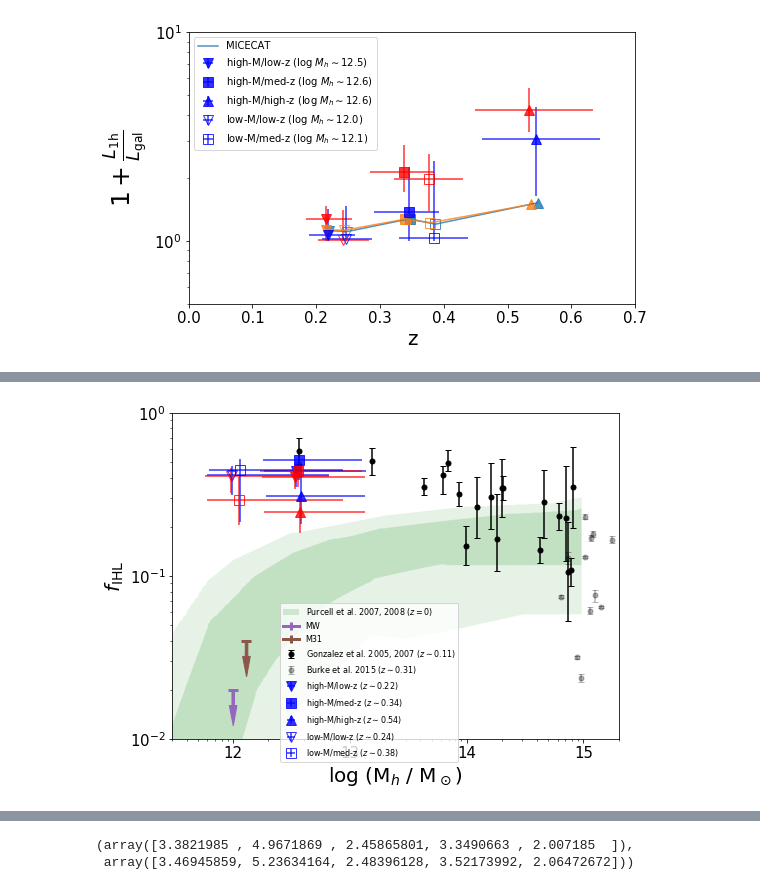
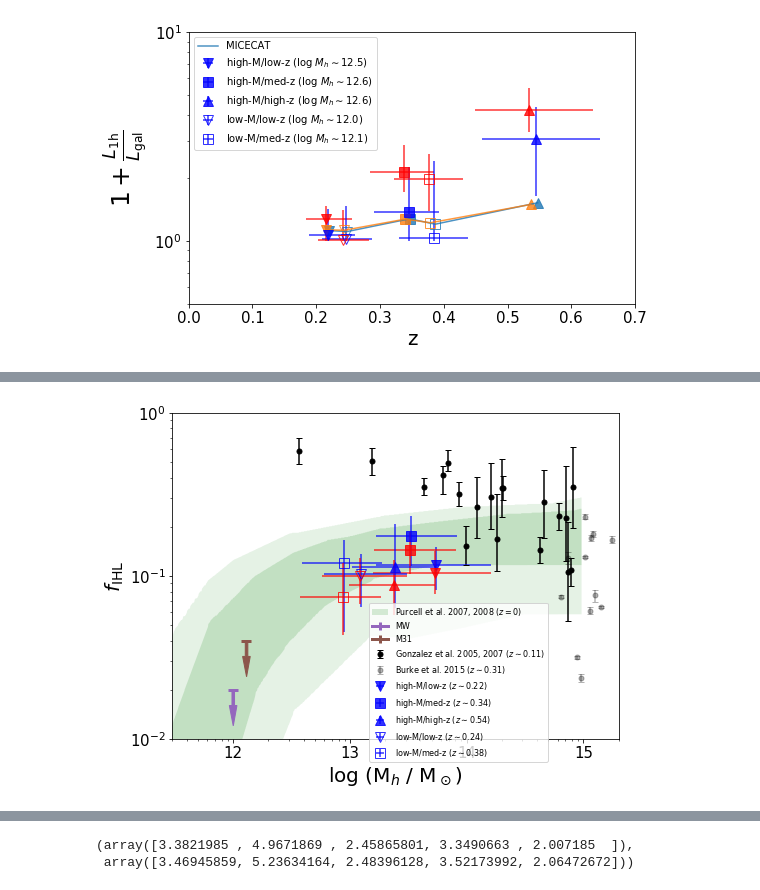
Before and after one commit to yuntingcheng/python_ciber, a Jupyter notebook: stack_modelfit/paperfigs.ipynb, the cells around one changed output, grey strips where cells are left out. Saved outputs shown, nothing was run; the diff lists cells and outputs as text; code cells hidden in the pictures.

```diff
--- a/stack_modelfit/paperfigs.ipynb
+++ b/stack_modelfit/paperfigs.ipynb
@@ -2875,15 +3181,21 @@ plt.errorbar(Burke_dict['M200'], Burke_dict['f_ICL'], yerr=Burke_dict['f_ICL_err
 
 
 r_arr = data_dict['rbins']
+Mh_z16 = lambda Ms: (10**12.10) * (Ms/10**10.31)**0.33 \
+* np.exp((Ms/10**10.31)**0.42/(1+(Ms/10)**-1.21) - 0.5)
 for i,(fmt,mfc,name) in enumerate(zip(['v','s','^','v','s'],[None, None, None, 'none', 'none'],
                                         ['high-M/low-z','high-M/med-z','high-M/high-z',
                                          'low-M/low-z','low-M/med-z'])):
     im,m_min, m_max = srcinfo[i]['im'],srcinfo[i]['m_min'],srcinfo[i]['m_max']
     M_min, M_max = srcinfo[i]['M_min'],srcinfo[i]['M_max']
 
-    Mh = 10**np.median(srcinfo[i]['logMh'])
-    Mh_low = 10**np.percentile(srcinfo[i]['logMh'], 16)
-    Mh_high = 10**np.percentile(srcinfo[i]['logMh'], 84)
+#     Mh = 10**np.median(srcinfo[i]['logMh'])
+#     Mh_low = 10**np.percentile(srcinfo[i]['logMh'], 16)
+#     Mh_high = 10**np.percentile(srcinfo[i]['logMh'], 84)
+    Mstr = np.median(srcinfo[i]['logMstr'])
+    Mstr_low = np.percentile(srcinfo[i]['logMstr'],16)
+    Mstr_high = np.percentile(srcinfo[i]['logMstr'],84)
+    Mh, Mh_low, Mh_high = Mh_z16(10**Mstr), Mh_z16(10**Mstr_low), Mh_z16(10**Mstr_high)
 
     for inst in [1,2]:
 
@@ -2892,7 +3204,7 @@ for i,(fmt,mfc,name) in enumerate(zip(['v','s','^','v','s'],[None, None, None, '
         Re2_high = srcinfo[i]['Re2_high_'+str(inst)]
 
         rkpc_arr = np.logspace(-1,3,100)
-        sp = np.where((rkpc_arr > 10))[0]
+        sp = np.where((rkpc_arr > 30))[0]
 
         galprofdat = gal_profile_model().Wang19_profile(rkpc_arr, im, Re2=Re2)
         p = galprofdat['I_arr']
@@ -2916,34 +3228,32 @@ for i,(fmt,mfc,name) in enumerate(zip(['v','s','^','v','s'],[None, None, None, '
 
         Neff = Neff1_all[i] if inst==1 else Neff2_all[i]
         f = fext / (1 + L1h/Lgal/Neff)
         f_low = fext_low / (1 + L1h_high/Lgal_low/Neff)
         f_high = fext_high / (1 + L1h_low/Lgal_high/Neff)
         if inst == 1:
             ax.errorbar([Mh*1.01], [f], xerr=[[Mh-Mh_low],[Mh_high-Mh]],
                            yerr=[[f - f_low],[f_high - f]], alpha=0.8,
                             fmt=fmt,capsize=0, mfc=mfc, markersize=10, c='b',
                         label = name + r' ($z\sim %.2f$)'%np.median(srcinfo[i]['z']))
         else:
             ax.errorbar([Mh*0.99], [f], xerr=[[Mh-Mh_low],[Mh_high-Mh]],
                            yerr=[[f - f_low],[f_high - f]], alpha=0.8,
                     fmt=fmt,capsize=0, mfc=mfc, markersize=10, c='r')
 
-ax.legend(fontsize=8, bbox_to_anchor=(0.65,0.43))
+ax.legend(fontsize=8, bbox_to_anchor=(0.85,0.43))
 ax.set_ylim([1e-2,1])
 ax.set_xlim([3e11,2e15])
 ax.set_xscale('log')
 ax.set_yscale('log')
 ax.set_xlabel('log (M$_h$ / M$_\odot$)', fontsize=20)
-# ax.set_ylabel(r"$f_{\rm IHL} = \frac{L_{\rm gal} {\rm (r > 10 kpc)}}{(L_{\rm gal}+L_{\rm 1h})}$",
-#               fontsize=20)
 ax.set_ylabel(r"$f_{\rm IHL}$",
               fontsize=20)
 ax.tick_params(axis='x', labelsize=15)
 ax.tick_params(axis='y', labelsize=15)
 ax.set_xticks([1e12, 1e13, 1e14, 1e15])
 ax.set_xticklabels(['12','13','14','15'])
 
 plt.savefig('plots/paperfig/fIHL.pdf',
             dpi = 200, bbox_inches='tight')
 # %% [output]
-[figure, old version]
+[figure, new version]
```
Also changed, not shown: parts of 10 cells of this notebook, 4 other files.
